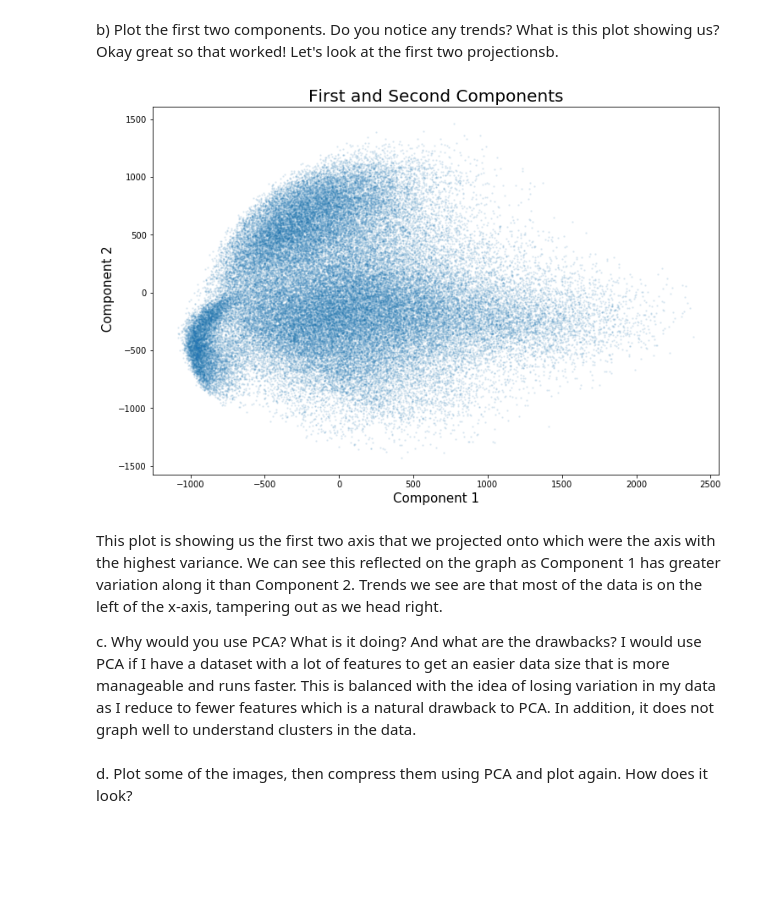
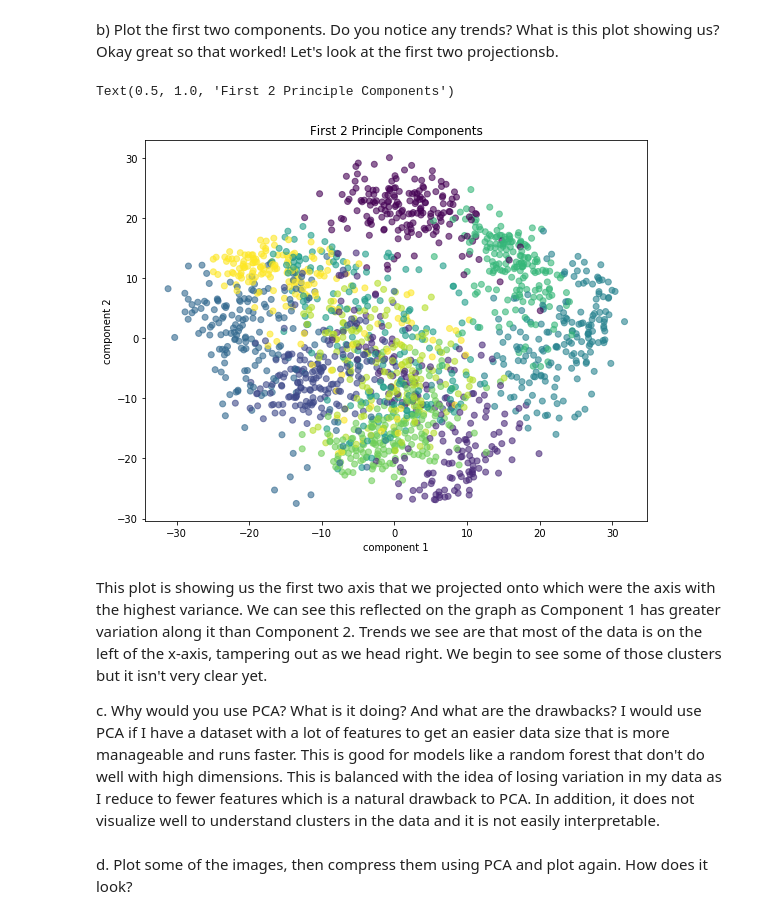
Before and after one commit to robertjprior/Intro-ML-Projects, a Jupyter notebook: MNIST Image Classification.ipynb, the cells around one changed output. Cells and saved outputs as stored; diff of their text form; code cells hidden in the pictures; blank space fills up the shorter version.

```diff
--- a/MNIST Image Classification.ipynb
+++ b/MNIST Image Classification.ipynb
@@ -81,26 +99,30 @@ print(pca_result.shape)
 # %% [markdown]
 b) Plot the first two components. Do you notice any trends? What is this plot showing us?
 Okay great so that worked! Let's look at the first two projectionsb.
-# %%
-fig = plt.figure(figsize=(12,8))
-ax = fig.add_subplot(1, 1, 1)
-x = pca_result[:,0]
-y_result = pca_result[:,1]
-points = pca_result[:,2:4]
-color = np.sqrt((points**2).sum(axis = 1))/np.sqrt(2.0)
-rgb = plt.get_cmap('Blues')(color)
-ax.scatter(x, y_result, s=2, alpha=.1)
-ax.set_xlabel('Component 1', fontsize = 15)
-ax.set_ylabel(' Component 2', fontsize = 15)
-ax.set_title('First and Second Components', fontsize = 20)
-plt.show();
-# %% [output]
-[figure, removed]
+# %%
+#visualize
+#I'm just going to read the data in again in integer form so it doesn't mess up the rest of my code
+mnist = datasets.load_digits()
+y_RGBA = mnist.target
+x_RGBA = mnist.data
+
+pca = PCA(n_components = 2)
+data_pca = pca.fit_transform(x_RGBA)
+
+f, ax = plt.subplots(figsize = (9,7))
+plt.scatter(data_pca[:, 0], data_pca[:, 1],
+            c=y_RGBA, edgecolor='face', alpha=0.6)
+plt.xlabel('component 1')
+plt.ylabel('component 2')
+plt.title('First 2 Principle Components')
+# %% [output]
+Text(0.5, 1.0, 'First 2 Principle Components')
+[figure, added]
 # %% [markdown]
-This plot is showing us the first two axis that we projected onto which were the axis with the highest variance. We can see this reflected on the graph as Component 1 has greater variation along it than Component 2. Trends we see are that most of the data is on the left of the x-axis, tampering out as we head right.
+This plot is showing us the first two axis that we projected onto which were the axis with the highest variance. We can see this reflected on the graph as Component 1 has greater variation along it than Component 2. Trends we see are that most of the data is on the left of the x-axis, tampering out as we head right. We begin to see some of those clusters but it isn't very clear yet.
 
 c. Why would you use PCA? What is it doing? And what are the drawbacks?
-I would use PCA if I have a dataset with a lot of features to get an easier data size that is more manageable and runs faster. This is balanced with the idea of losing variation in my data as I reduce to fewer features which is a natural drawback to PCA. In addition, it does not graph well to understand clusters in the data.
+I would use PCA if I have a dataset with a lot of features to get an easier data size that is more manageable and runs faster. This is good for models like a random forest that don't do well with high dimensions. This is balanced with the idea of losing variation in my data as I reduce to fewer features which is a natural drawback to PCA. In addition, it does not visualize well to understand clusters in the data and it is not easily interpretable.
 # %% [markdown]
 d. Plot some of the images, then compress them using PCA and plot again. How does it look?
 # %% [markdown]
```
Also changed, not shown: parts of 26 cells of this notebook.
